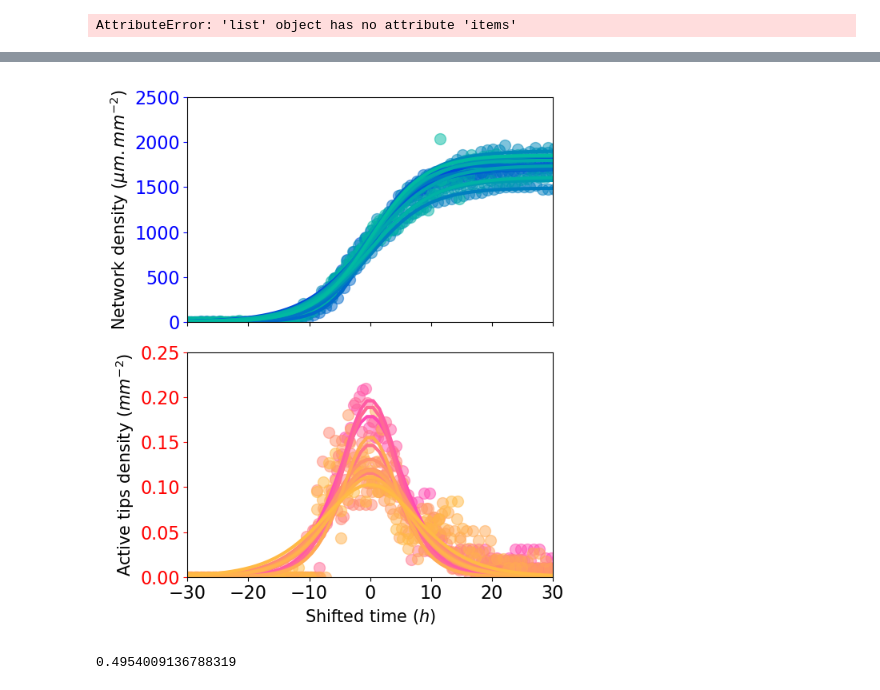
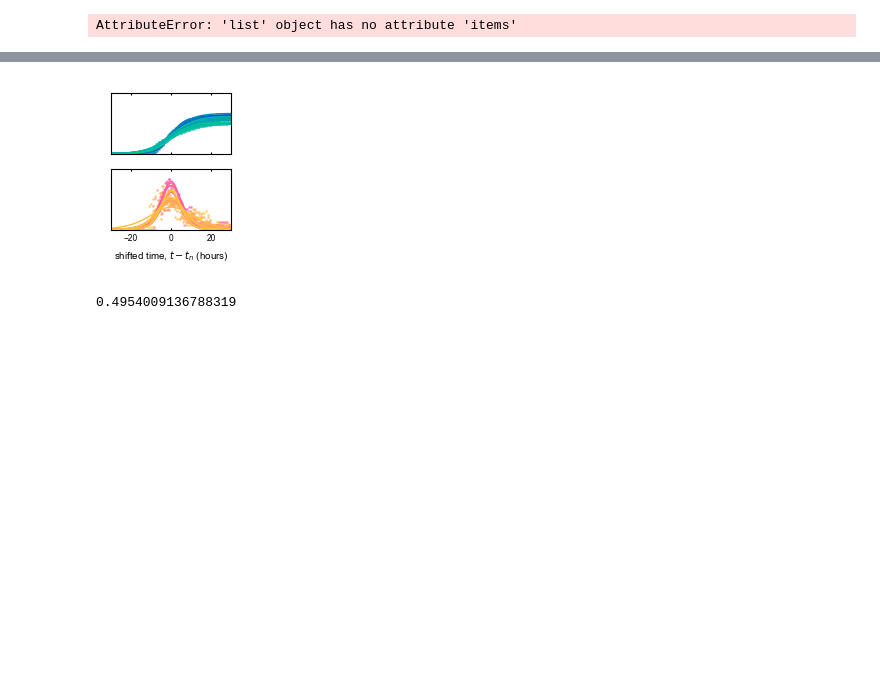
Before and after one commit to Cocopyth/local_amf, a Jupyter notebook: data/Figures_paper/Final_figure/fig2.ipynb, the cells around one changed output, grey strips where cells are left out. Cells and saved outputs as stored; diff of their text form; code cells hidden in the pictures; blank space fills up the shorter version.

```diff
--- a/data/Figures_paper/Final_figure/fig2.ipynb
+++ b/data/Figures_paper/Final_figure/fig2.ipynb
@@ -23,9 +23,14 @@ import matplotlib as mpl
 from matplotlib.path import Path
 from matplotlib.patches import PathPatch
 from matplotlib.legend_handler import HandlerTuple
-
+import scienceplots
+import logging
+logging.getLogger().setLevel(logging.WARNING)
 %matplotlib widget
 plt.style.use('presentation.mplstyle')
+# plt.style.use('science')
 plates = ['94_20201123']
 plate_select = [94]
 path_figure = r"C:\Users\coren\AMOLF-SHIMIZU Dropbox\HFSP_symbiotic-networks\Article_TravellingWave\Figure2\versionsFromCoco"
+width = 1.6
+height = 1
@@ -615,0 +852,4 @@ def make_stat(x0,ax):
+# %%
+index = 12
+column = f"ring_density_incr-100_index-{index}-new"
+time_plate_info_long.sort_values("datetime")
@@ -773,12 +1320,15 @@ plt.savefig(os.path.join(path_figure,'Figure2C.eps'))
 # %%
 cmap1 = mpl.cm.get_cmap("spring")
 cmap2 = mpl.cm.get_cmap("winter")
-timestep_max = 100
-n_resamples=100
+timestep_max = 130
+n_resamples=1000
 
-maxi = 13
+maxi = 15
 max_area=50
-f, (ax, ax2) = plt.subplots(2, 1, sharex=True,figsize=(6,7))
+f, (ax, ax2) = plt.subplots(2, 1, sharex=True,figsize=(1.5,2))
+table_err = time_plate_info_long.loc[time_plate_info_long["Plate"] == plate].copy()
+table_err = table_err.loc[table_err["timestep"] <= timestep_max]
+table_err = table_err.set_index("timestep")
 table = time_plate_info.loc[time_plate_info["Plate"] == plate].copy()
 table = table.loc[table["timestep"] <= timestep_max]
 table = table.set_index("timestep")
@@ -795,22 +1345,19 @@ ds = []
 Cstips2 = []
 
 for index in range(1, maxi):
-    column = f"ring_density_incr-100_index-{index}"
+    column = f"ring_density_incr-100_index-{index}-new"
     column2 = f"ring_active_tips_density_incr-100_index-{index}"
-
-    start = np.min(
-        table.loc[table[column] >= 400]["time_since_begin"]
-    )
-    table[f"time_since_begin_{index}"] = (
-        table["time_since_begin"] - start
+    table[column] = table_err[column]
+    sorted_column = table.sort_values(by=column,ascending=True)
+    start = sorted_column.loc[sorted_column[column] >= 600]["time_since_begin"].iloc[2]
+    select = table.loc[(table["time_since_begin"]/pd.Timedelta(hours=1)).between(start/pd.Timedelta(hours=1)-50,start/pd.Timedelta(hours=1)+50)]
+    select = select.loc[((select["time_since_begin"]>=start)&(select[column]>=600)) | (select["time_since_begin"]<start)&(select[column]<=600)].copy()
+    select[f"time_since_begin_{index}"] = (
+        select["time_since_begin"] - start
     )/pd.Timedelta(hours = 1)
-
     area = np.sqrt(table["area_sep_comp"][0] + 100 * index)
-    selection_fit = table
+    selection_fit = select
     xis,yis = selection_fit[f"time_since_begin_{index}"],selection_fit[column]
-
-    selection_fit = table
-
     popt0, pcov = curve_fit(
         S,
         xis,
@@ -819,11 +1366,11 @@ for index in range(1, maxi):
         p0=[1, 1, 0],
     )
     lamb, C, t0 = list(popt0)
-    table[f"time_since_begin_{index}"] = table[f"time_since_begin_{index}"] - t0
+    select[f"time_since_begin_{index}"] = select[f"time_since_begin_{index}"] - t0
 
     ax.scatter(
-        table[f"time_since_begin_{index}"],
-        table[column],
+        select[f"time_since_begin_{index}"],
+        select[column],
         alpha=0.5,
         color=cmap2(area / max_area),
     )
@@ -893,8 +1440,8 @@ for index in range(1, maxi):
     lamb, C, t1 = list(popt1)
     Cstips2.append(C)
     ax2.scatter(
-        table[f"time_since_begin_{index}"]-t1,
-        table[column2],
+        select[f"time_since_begin_{index}"]-t1,
+        select[column2],
         alpha=0.5,
         color=cmap1(area / max_area),
     )
@@ -904,29 +1451,23 @@ for index in range(1, maxi):
         color=cmap1(area / max_area),
         label=f"d = {int(area / np.sqrt((np.pi / 2)))}mm",
     )
-    ts += table[f"time_since_begin_{index}"].to_list()
-    ys += table[column].to_list()
-    ys2 += table[column2].astype(float).to_list()
-df = pd.DataFrame(
-    (np.array((ts, ys, ys2))).transpose(), columns=("ts", "ys", "ys2")
-)
-factor = 4
-df["ts_round"] = (df["ts"] / factor).astype(int) * factor
-meancurve = df.groupby("ts_round")["ys"].mean()
-# ax.plot(meancurve.index, meancurve, label="mean", color="black")
-meancurve2 = df.groupby("ts_round")["ys2"].mean()
-# ax2.plot(meancurve.index-t1, meancurve2, label=plate, color = 'black')
+
 ax.set_xlim((-30, 30))
 ax2.set_ylim((0, 0.25))
 ax.set_ylim((0, 2500))
 
-ax.set_ylabel("Network density ($\mu m.mm^{-2}$)")
-ax2.set_xlabel("Shifted time ($h$)")
-ax2.set_ylabel("Active tips density ($mm^{-2}$)")
+# ax.set_ylabel("Network density \n ($\mu m.mm^{-2}$)")
+ax2.set_xlabel("shifted time, $t-t_n$ (hours)")
+# ax2.set_ylabel("Active tips density ($mm^{-2}$)")
 ax.tick_params(axis="y", colors="blue")
 ax2.tick_params(axis="y", colors="red")
+ax.set_yticks([])  # Remove xticks
+ax.set_ylabel('')
+ax2.set_yticks([])  # Remove xticks
+ax2.set_ylabel('')
 # ax2.legend(fontsize=8)
 plt.tight_layout()
 # plt.savefig(os.path.join(path_figure,'Figure2C.svg'))
 plt.savefig(os.path.join(path_figure,'Figure2C.eps'))
+plt.savefig(os.path.join(path_figure,'Figure2C.pdf'),transparent=True)
 # %% [output]
@@ -934,4 +1477,4 @@ plt.savefig(os.path.join(path_figure,'Figure2C.eps'))
-[figure, old version]
+[figure, new version]
 # %%
 popt1[1]
 # %% [output]
```
Also changed, not shown: parts of 24 cells of this notebook, 6 other files.
